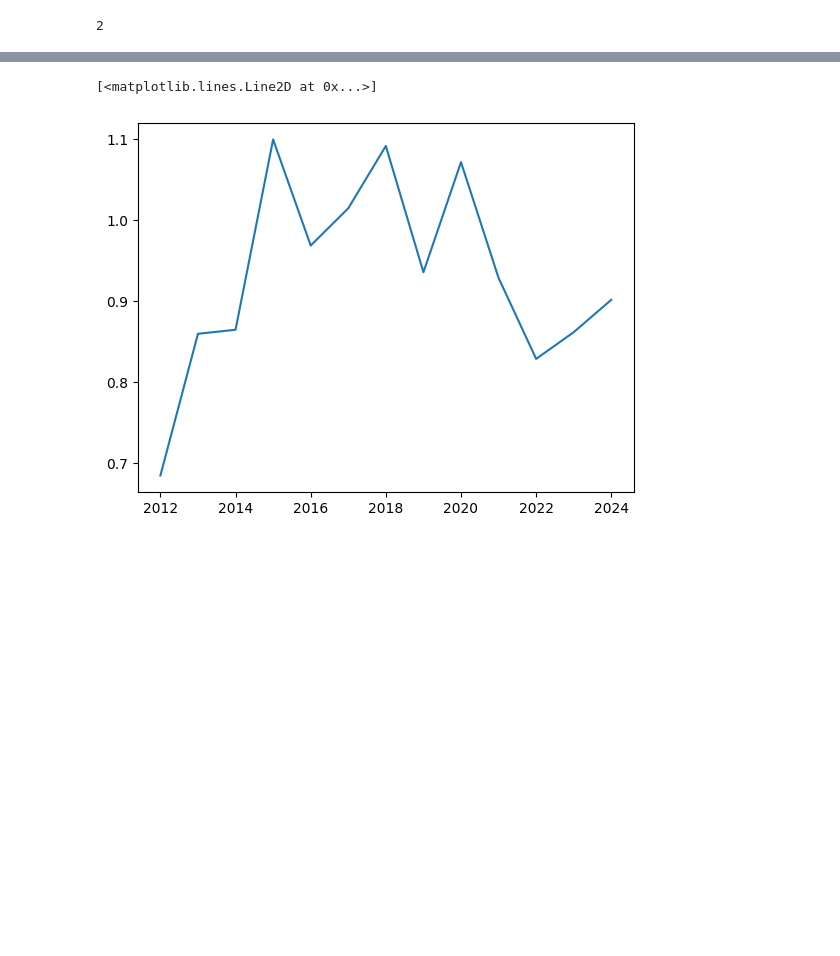
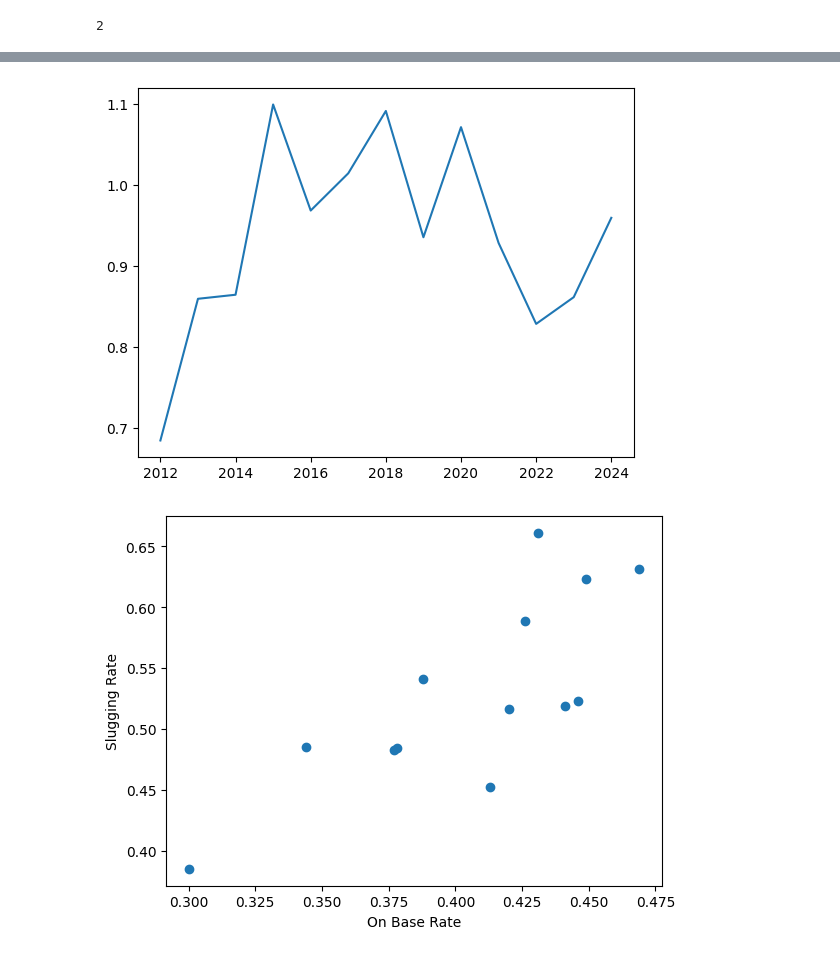
Before and after one commit to kinoco313/jupyterlab-docker, a Jupyter notebook: work/baseball/gita_ops.ipynb, the cells around one changed output, grey strips where cells are left out. Drawn from its saved outputs; the diff is of its cells as text; code cells hidden in the pictures; blank space fills up the shorter version.

```diff
--- a/work/baseball/gita_ops.ipynb
+++ b/work/baseball/gita_ops.ipynb
@@ -91,4 +91 @@ data
 | 14 | NaN | 0.410 | 0.540 | 0.950 |
-# %%
-# 1行目（全部ゼロ）と最終行（通算）を削除
-data = data.drop([0,14])
@@ -111,0 +92,4 @@ data
+# %%
+# 初年度と通算を削除
+data = data.drop(data.index[[0,14]])
+data
@@ -112,5 +111,15 @@ data
 # %%
+# OPSの推移
 plt.plot(data['年度'], data['ops'])
+plt.show()
 # %% [output]
-[<matplotlib.lines.Line2D at 0x...>]
-[figure, old version]
+[figure, new version]
+# %%
+# 出塁率と長打率の関係
+
+plt.scatter(data['出塁率'], data['長打率'])
+plt.xlabel('On Base Rate')
+plt.ylabel('Slugging Rate')
+plt.show()
+# %% [output]
+[figure, added]
```
Also changed, not shown: parts of 6 cells of this notebook, 1 other file.
